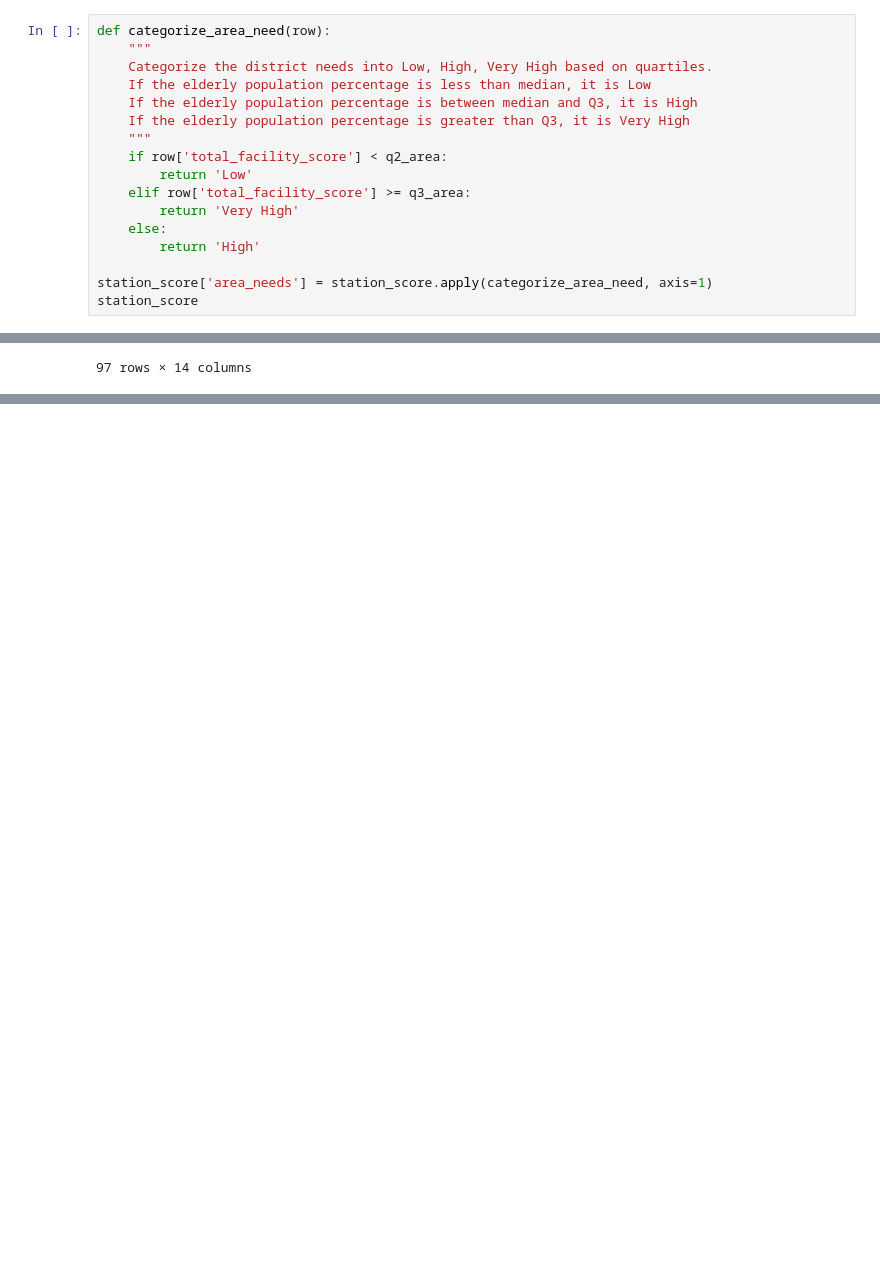
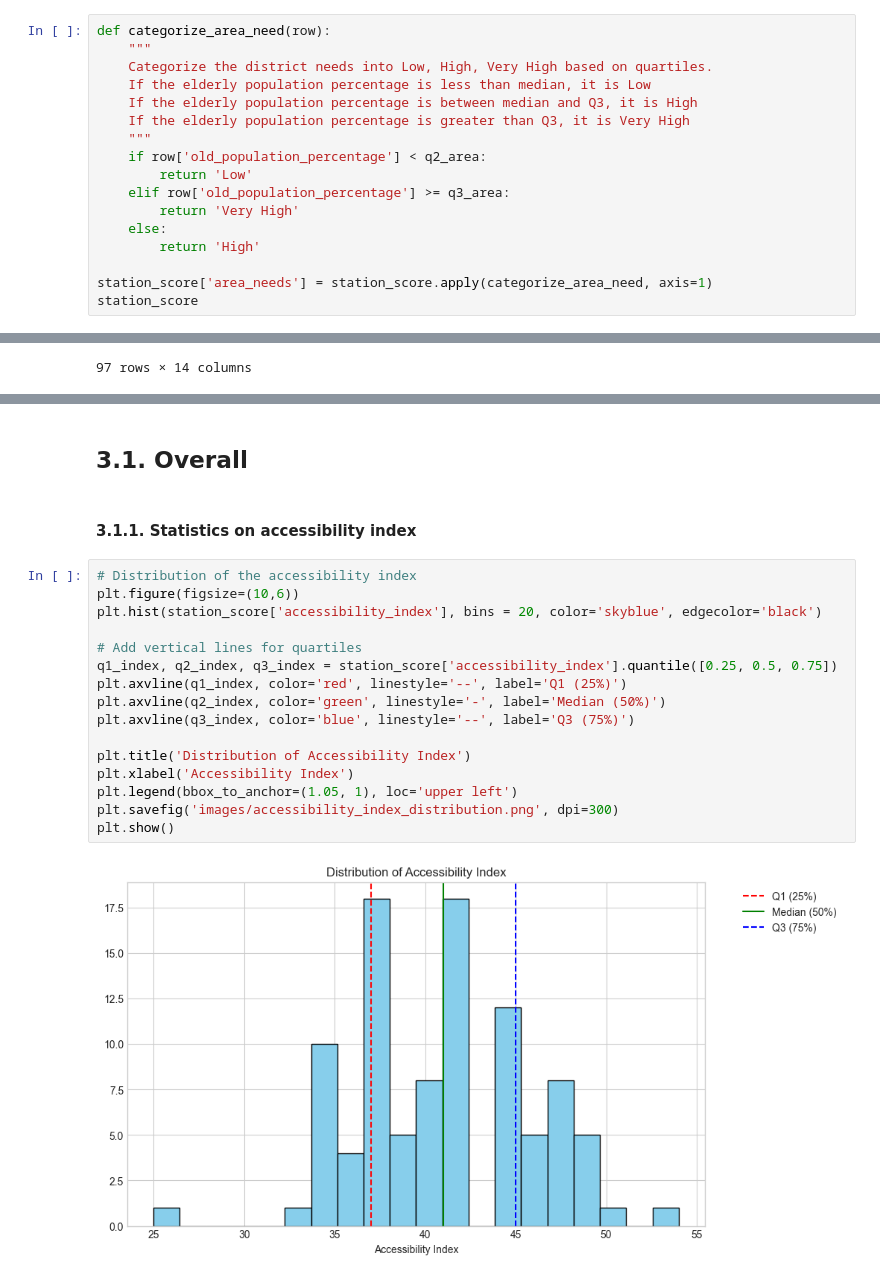
Before and after one commit to linhngo66/MTR-station-accessibility-audit, a Jupyter notebook: HoThiHaiYen-A2.ipynb, the cells around one changed output, grey strips where cells are left out. Drawn from its saved outputs; the diff is of its cells as text; blank space fills up the shorter version.

Commit message:
add visualization

```diff
--- a/HoThiHaiYen-A2.ipynb
+++ b/HoThiHaiYen-A2.ipynb
@@ -812,9 +813,9 @@ def categorize_area_need(row):
     If the elderly population percentage is between median and Q3, it is High
     If the elderly population percentage is greater than Q3, it is Very High
     """
-    if row['total_facility_score'] < q2_area:
+    if row['old_population_percentage'] < q2_area:
         return 'Low'
-    elif row['total_facility_score'] >= q3_area:
+    elif row['old_population_percentage'] >= q3_area:
         return 'Very High'
     else:
         return 'High'
@@ -900,0 +904,22 @@ station_score
+# %% [markdown]
+## 3.1. Overall
+# %% [markdown]
+#### 3.1.1. Statistics on accessibility index
+# %%
+# Distribution of the accessibility index
+plt.figure(figsize=(10,6))
+plt.hist(station_score['accessibility_index'], bins = 20, color='skyblue', edgecolor='black')
+
+# Add vertical lines for quartiles
+q1_index, q2_index, q3_index = station_score['accessibility_index'].quantile([0.25, 0.5, 0.75])
+plt.axvline(q1_index, color='red', linestyle='--', label='Q1 (25%)')
+plt.axvline(q2_index, color='green', linestyle='-', label='Median (50%)')
+plt.axvline(q3_index, color='blue', linestyle='--', label='Q3 (75%)')
+
+plt.title('Distribution of Accessibility Index')
+plt.xlabel('Accessibility Index')
+plt.legend(bbox_to_anchor=(1.05, 1), loc='upper left')
+plt.savefig('images/accessibility_index_distribution.png', dpi=300)
+plt.show()
+# %% [output]
+[figure, added]
```
Also changed, not shown: parts of 21 cells of this notebook, 8 other files.
